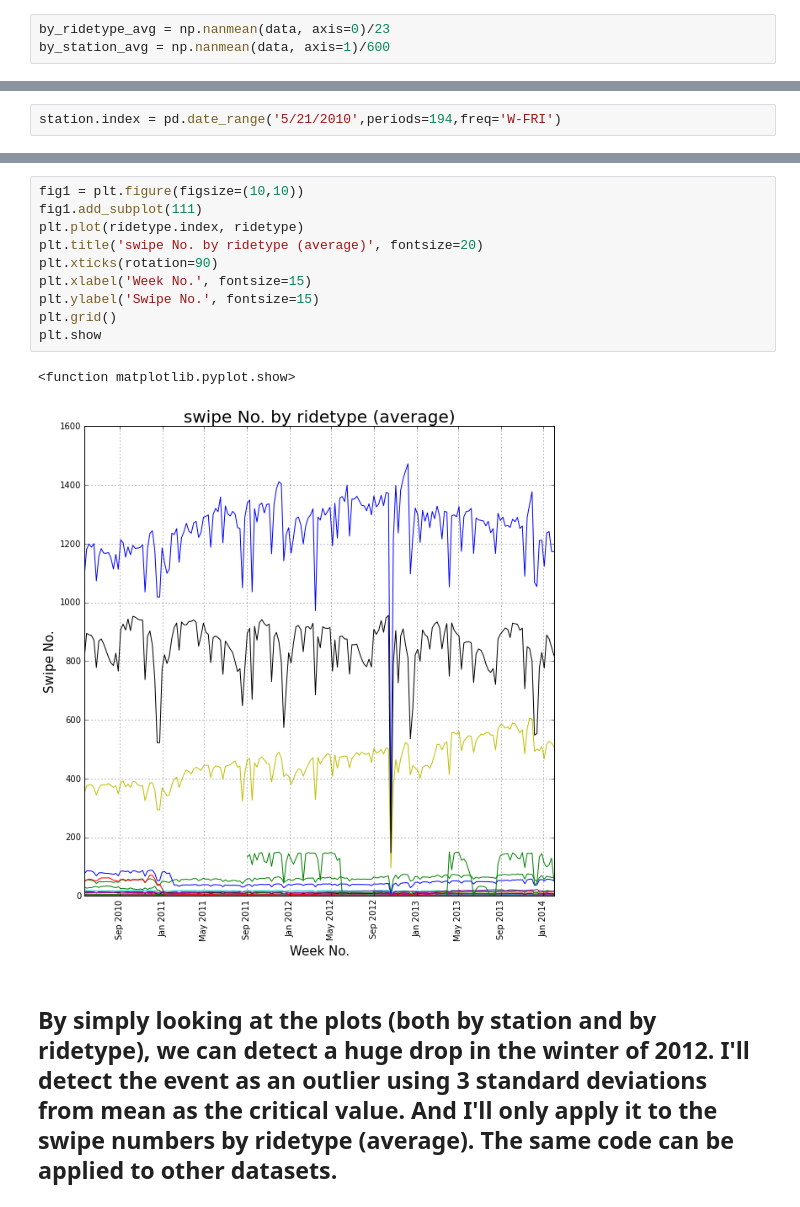
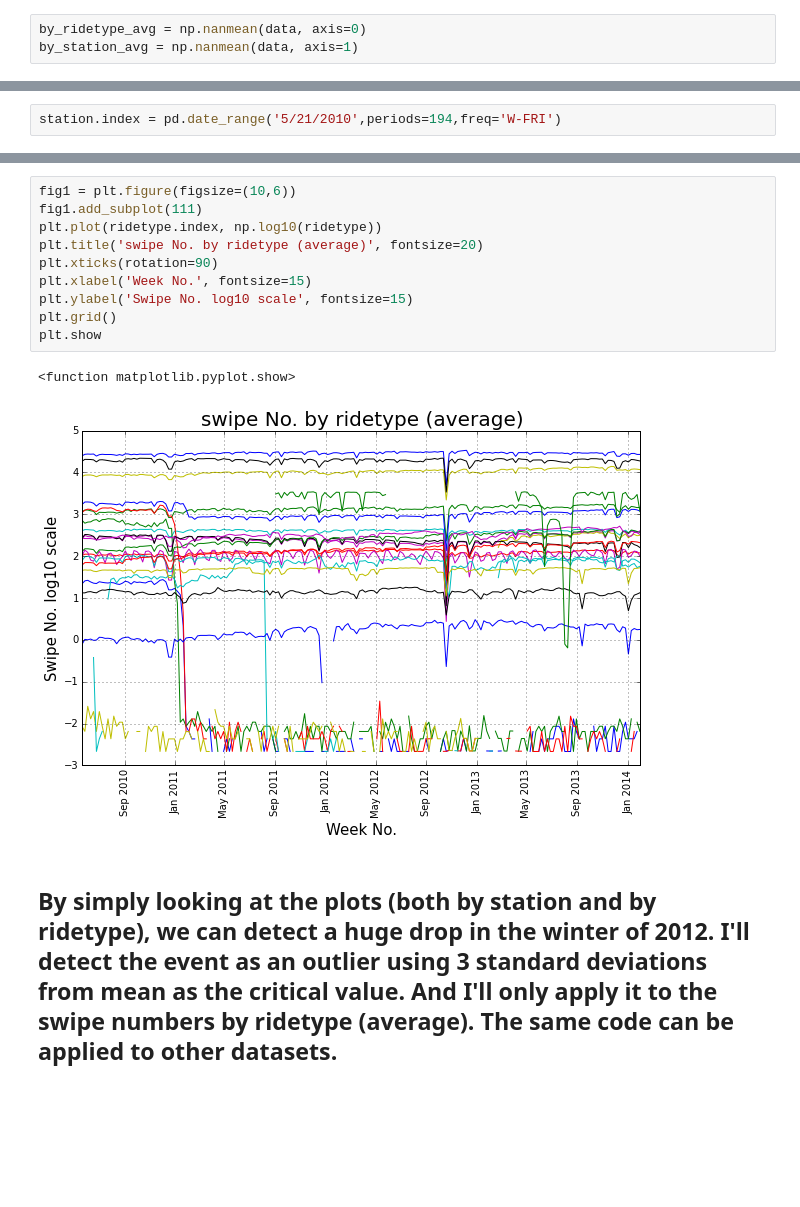
Before and after one commit to Elixeus/PUI2015_xwang, a Jupyter notebook: HW6/assignment6XiaWang.ipynb, the cells around one changed output, grey strips where cells are left out. Drawn from its saved outputs; the diff is of its cells as text; blank space fills up the shorter version.

```diff
--- a/HW6/assignment6XiaWang.ipynb
+++ b/HW6/assignment6XiaWang.ipynb
@@ -64,6 +64,6 @@ plt.show
 # %%
-by_ridetype_avg = np.nanmean(data, axis=0)/23
-by_station_avg = np.nanmean(data, axis=1)/600
+by_ridetype_avg = np.nanmean(data, axis=0)
+by_station_avg = np.nanmean(data, axis=1)
 # %%
 # print by_ridetype_avg.shape
 # print by_station_avg.shape
@@ -95,16 +95,16 @@ plt.show
 # %%
-fig1 = plt.figure(figsize=(10,10))
+fig1 = plt.figure(figsize=(10,6))
 fig1.add_subplot(111)
-plt.plot(ridetype.index, ridetype)
+plt.plot(ridetype.index, np.log10(ridetype))
 plt.title('swipe No. by ridetype (average)', fontsize=20)
 plt.xticks(rotation=90)
 plt.xlabel('Week No.', fontsize=15)
-plt.ylabel('Swipe No.', fontsize=15)
+plt.ylabel('Swipe No. log10 scale', fontsize=15)
 plt.grid()
 plt.show
 # %% [output]
 <function matplotlib.pyplot.show>
-[figure, old version]
+[figure, new version]
 # %% [markdown]
 ## By simply looking at the plots (both by station and by ridetype), we can detect a huge drop in the winter of 2012. I'll detect the event as an outlier using 3 standard deviations from mean as the critical value. And I'll only apply it to the swipe numbers by ridetype (average). The same code can be applied to other datasets.
 # %%
```
Also changed, not shown: parts of 14 cells of this notebook.
